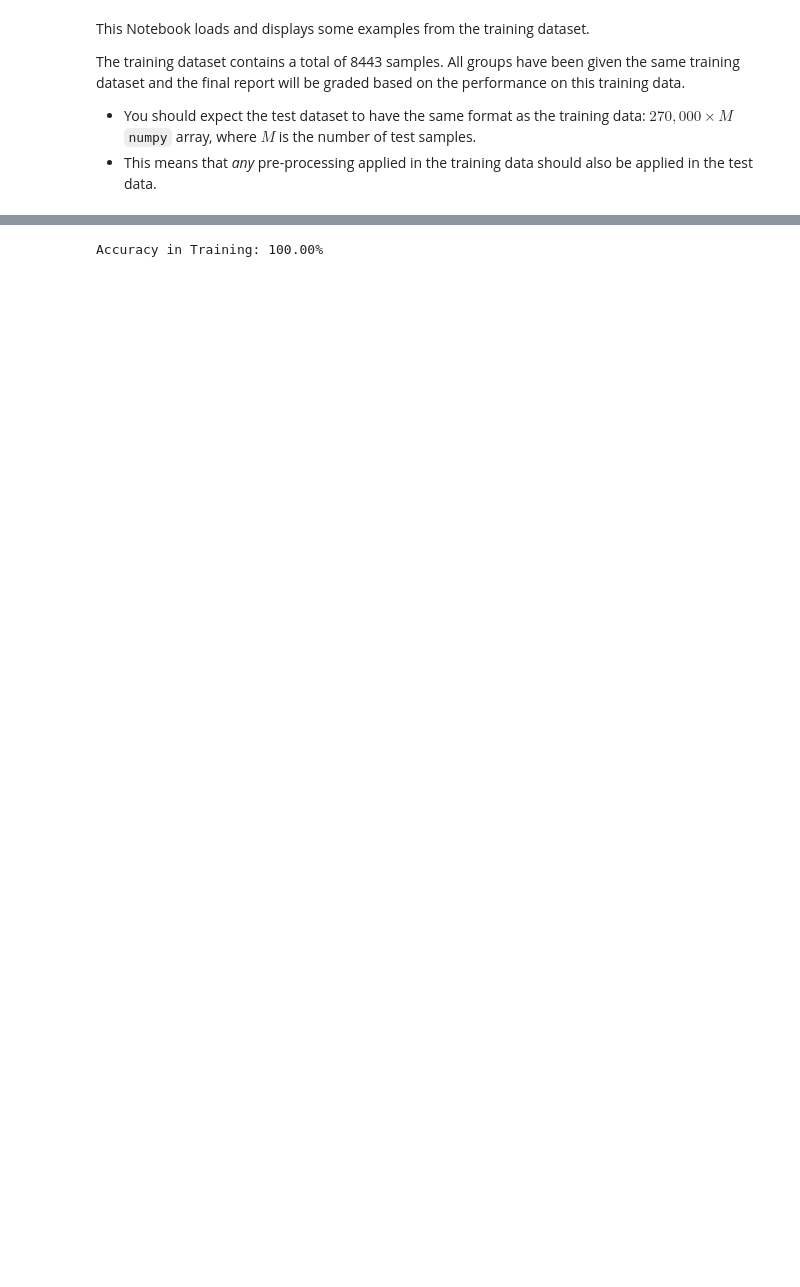
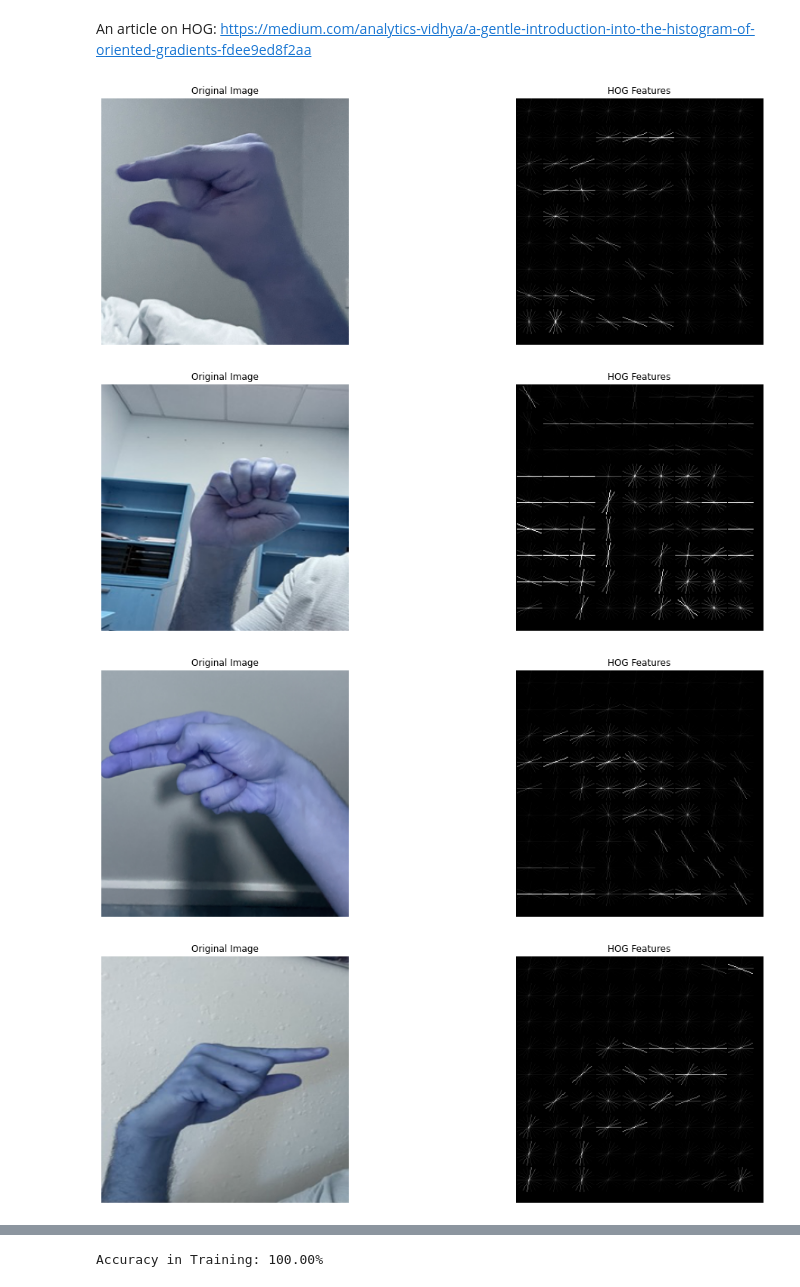
Before and after one commit to KashuvY/Sign-Language-Classification, a Jupyter notebook: Rashi SVM with HOG.ipynb, the cells around one changed output, grey strips where cells are left out. Drawn from its saved outputs; the diff is of its cells as text; code cells hidden in the pictures; blank space fills up the shorter version.

Commit message:
update svm hog code with visuals

````diff
--- a/Rashi SVM with HOG.ipynb
+++ b/Rashi SVM with HOG.ipynb
@@ -3,10 +3,5 @@
 # %% [markdown]
-This Notebook loads and displays some examples from the training dataset.
-
-The training dataset contains a total of 8443 samples. All groups have been given the same training dataset and the final report will be graded based on the performance on this training data.
-
-* You should expect the test dataset to have the same format as the training data: $270,000\times M$ ```numpy``` array, where $M$ is the number of test samples.
-* This means that *any* pre-processing applied in the training data should also be applied in the test data.
+An article on HOG: https://medium.com/analytics-vidhya/a-gentle-introduction-into-the-histogram-of-oriented-gradients-fdee9ed8f2aa
 # %%
 import cv2
 from skimage.feature import hog
@@ -45,3 +44,41 @@ def extract_hog_features(images):
 # Extract HOG features for training and testing sets
 X_train_hog = extract_hog_features(X_train)
 X_test_hog = extract_hog_features(X_test)
+# %%
+# Define a function to extract and visualize HOG features
+def visualize_hog_features(images, num_images_to_visualize=5):
+    # Randomly select a subset of images for visualization
+    selected_indices = random.sample(range(len(images)), num_images_to_visualize)
+
+    for i, idx in enumerate(selected_indices):
+        image = images[idx]
+        # Convert the image to grayscale
+        gray_image = cv2.cvtColor(image, cv2.COLOR_BGR2GRAY)
+        # Compute HOG features
+        features, hog_image = hog(gray_image, pixels_per_cell=(32, 32),
+                                  cells_per_block=(4, 4), block_norm="L2-Hys", visualize=True)
+
+        # Rescale the HOG image for better visualization
+        hog_image_rescaled = exposure.rescale_intensity(hog_image, in_range=(0, 10))
+
+        # Plot the original image and the HOG feature visualization
+        plt.figure(figsize=(18, 6))
+        plt.subplot(1, 2, 1)
+        plt.imshow(cv2.cvtColor(image, cv2.COLOR_BGR2RGB))
+        plt.title('Original Image')
+        plt.axis('off')
+
+        plt.subplot(1, 2, 2)
+        plt.imshow(hog_image_rescaled, cmap=plt.cm.gray)
+        plt.title('HOG Features')
+        plt.axis('off')
+
+    plt.show()
+
+# Visualize HOG features for 5 randomly selected images in the training set
+visualize_hog_features(X_train, num_images_to_visualize=5)
+# %% [output]
+[figure, added]
+[figure, added]
+[figure, added]
+[figure, added]
````
Also changed, not shown: parts of 9 cells of this notebook.
